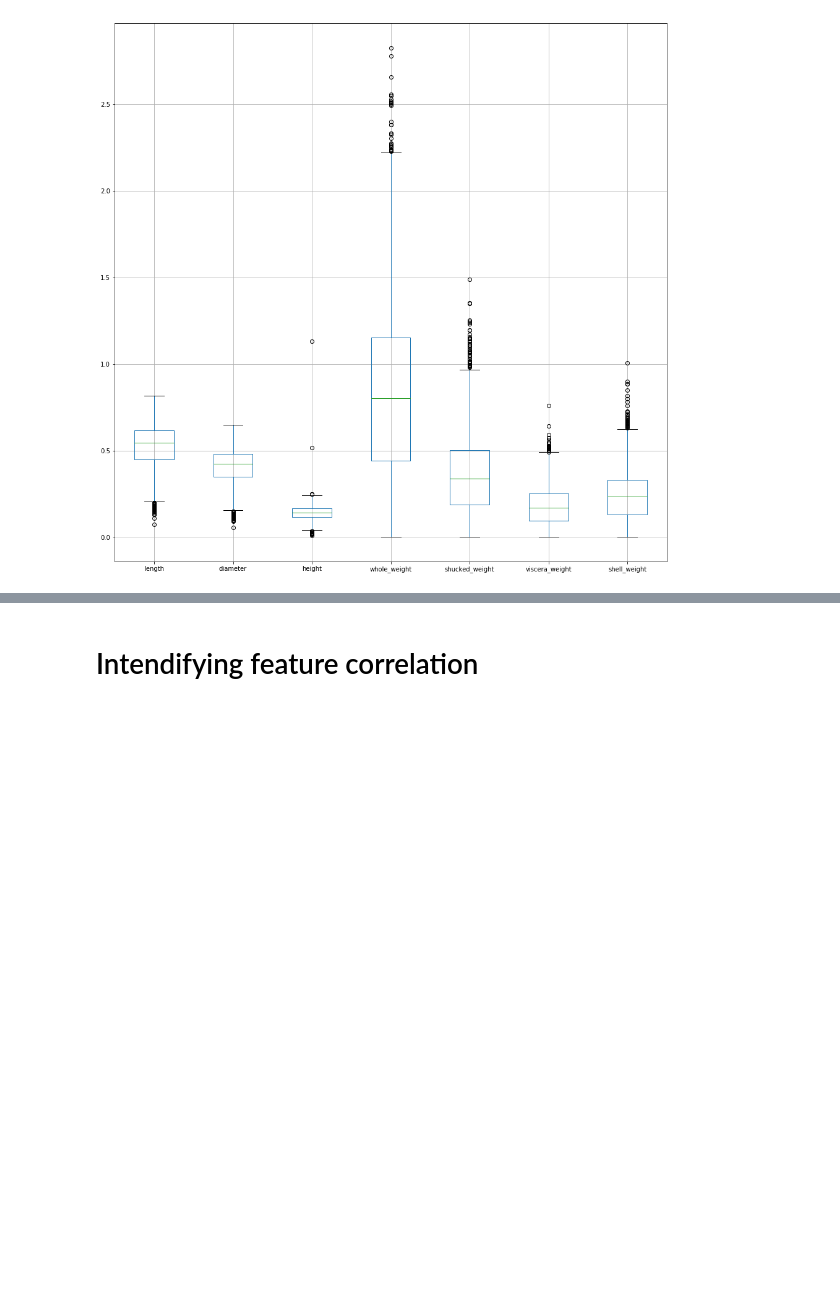
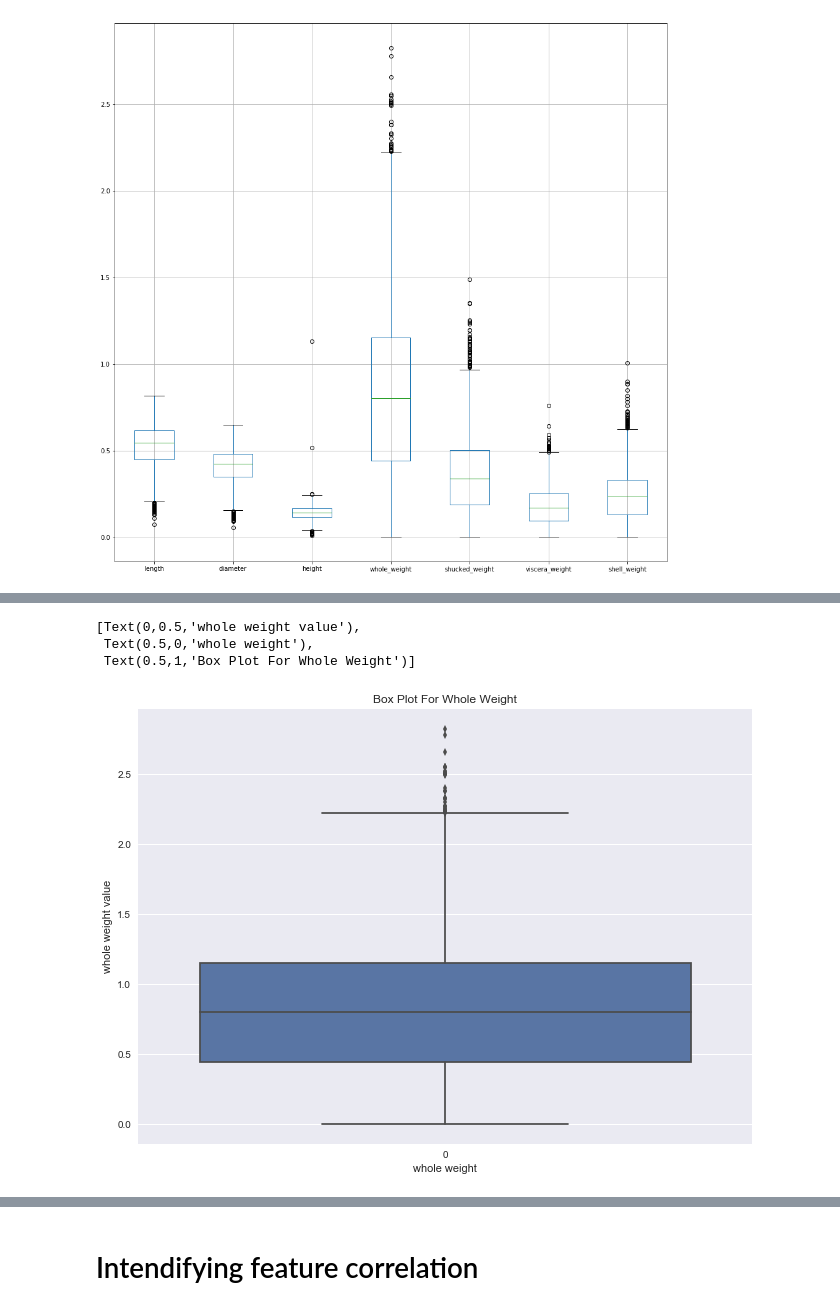
Before and after one commit to viciouspetal/data-analytics-notebook, a Jupyter notebook: Assignment workbook.ipynb, the cells around one changed output, grey strips where cells are left out. Drawn from its saved outputs; the diff is of its cells as text; code cells hidden in the pictures; blank space fills up the shorter version.

```diff
--- a/Assignment workbook.ipynb
+++ b/Assignment workbook.ipynb
@@ -210,0 +230,8 @@ Text(0.5,1,'Box Plot For Length')
+# %%
+ax=sb.boxplot(data=df['whole_weight'])
+ax.set(xlabel='whole weight', ylabel='whole weight value', title="Box Plot For Whole Weight")
+# %% [output]
+[Text(0,0.5,'whole weight value'),
+ Text(0.5,0,'whole weight'),
+ Text(0.5,1,'Box Plot For Whole Weight')]
+[figure, added]
```
Also changed, not shown: parts of 9 cells of this notebook.
